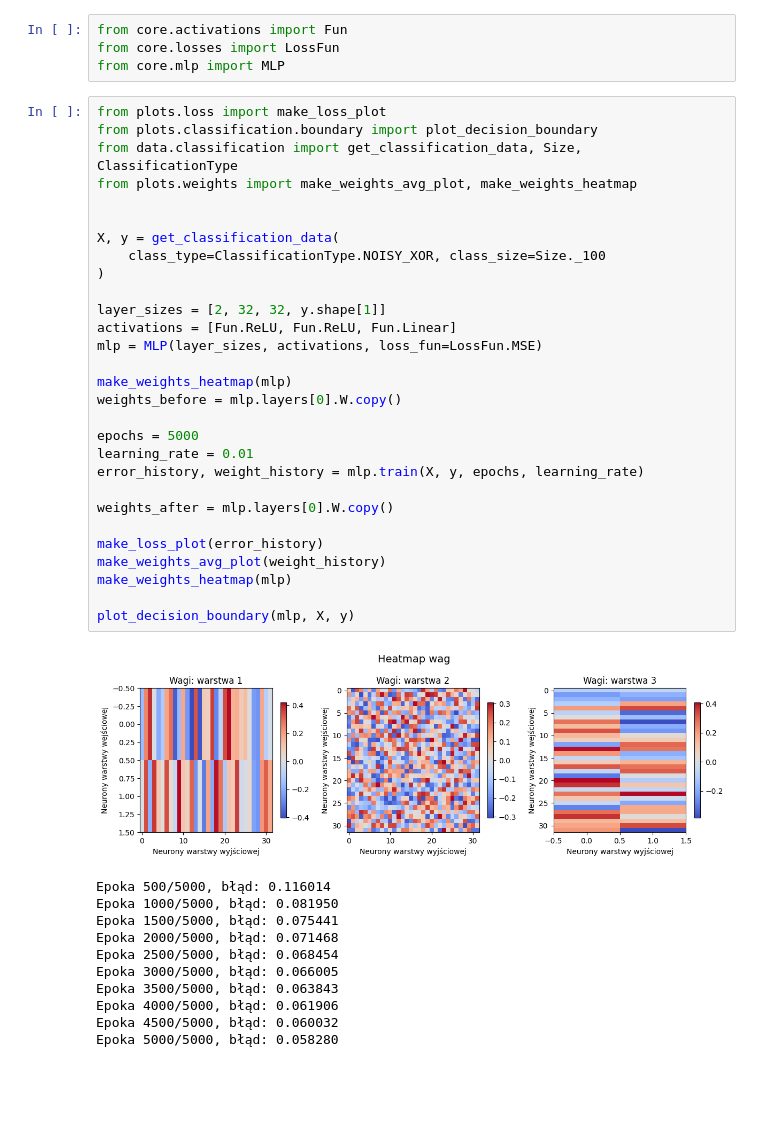
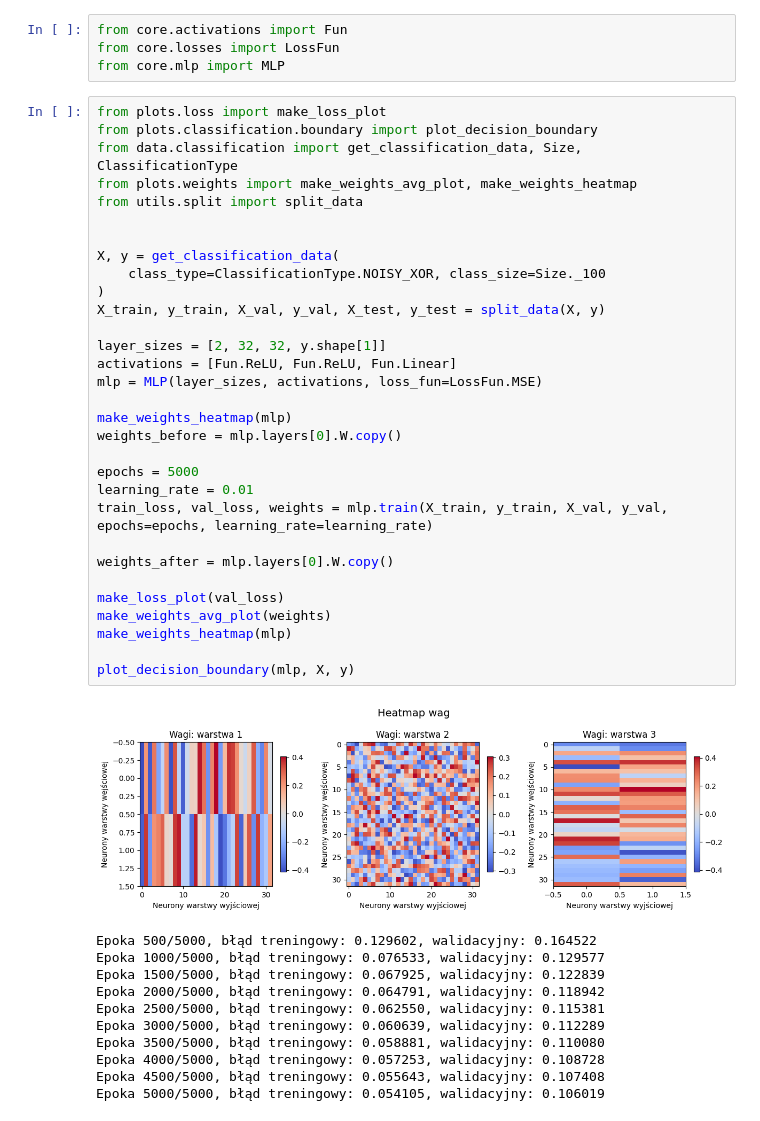
Before and after one commit to macinn/mlp, a Jupyter notebook: mlp.ipynb, the cells around one changed output. Saved outputs shown, nothing was run; the diff lists cells and outputs as text; blank space fills up the shorter version.

```diff
--- a/mlp.ipynb
+++ b/mlp.ipynb
@@ -5,41 +5,43 @@ from core.mlp import MLP
 # %%
 from plots.loss import make_loss_plot
 from plots.classification.boundary import plot_decision_boundary
 from data.classification import get_classification_data, Size, ClassificationType
 from plots.weights import make_weights_avg_plot, make_weights_heatmap
+from utils.split import split_data
 
 
 X, y = get_classification_data(
     class_type=ClassificationType.NOISY_XOR, class_size=Size._100
 )
+X_train, y_train, X_val, y_val, X_test, y_test = split_data(X, y)
 
 layer_sizes = [2, 32, 32, y.shape[1]]
 activations = [Fun.ReLU, Fun.ReLU, Fun.Linear]
 mlp = MLP(layer_sizes, activations, loss_fun=LossFun.MSE)
 
 make_weights_heatmap(mlp)
 weights_before = mlp.layers[0].W.copy()
 
 epochs = 5000
 learning_rate = 0.01
-error_history, weight_history = mlp.train(X, y, epochs, learning_rate)
+train_loss, val_loss, weights = mlp.train(X_train, y_train, X_val, y_val, epochs=epochs, learning_rate=learning_rate)
 
 weights_after = mlp.layers[0].W.copy()
 
-make_loss_plot(error_history)
-make_weights_avg_plot(weight_history)
+make_loss_plot(val_loss)
+make_weights_avg_plot(weights)
 make_weights_heatmap(mlp)
 
 plot_decision_boundary(mlp, X, y)
 # %% [output]
-[figure, old version]
+[figure, new version]
-Epoka 500/5000, błąd: 0.116014
-Epoka 1000/5000, błąd: 0.081950
-Epoka 1500/5000, błąd: 0.075441
-Epoka 2000/5000, błąd: 0.071468
-Epoka 2500/5000, błąd: 0.068454
-Epoka 3000/5000, błąd: 0.066005
-Epoka 3500/5000, błąd: 0.063843
-Epoka 4000/5000, błąd: 0.061906
-Epoka 4500/5000, błąd: 0.060032
-Epoka 5000/5000, błąd: 0.058280
+Epoka 500/5000, błąd treningowy: 0.129602, walidacyjny: 0.164522
+Epoka 1000/5000, błąd treningowy: 0.076533, walidacyjny: 0.129577
+Epoka 1500/5000, błąd treningowy: 0.067925, walidacyjny: 0.122839
+Epoka 2000/5000, błąd treningowy: 0.064791, walidacyjny: 0.118942
+Epoka 2500/5000, błąd treningowy: 0.062550, walidacyjny: 0.115381
+Epoka 3000/5000, błąd treningowy: 0.060639, walidacyjny: 0.112289
+Epoka 3500/5000, błąd treningowy: 0.058881, walidacyjny: 0.110080
+Epoka 4000/5000, błąd treningowy: 0.057253, walidacyjny: 0.108728
+Epoka 4500/5000, błąd treningowy: 0.055643, walidacyjny: 0.107408
+Epoka 5000/5000, błąd treningowy: 0.054105, walidacyjny: 0.106019
```
Also changed, not shown: parts of 2 cells of this notebook.
